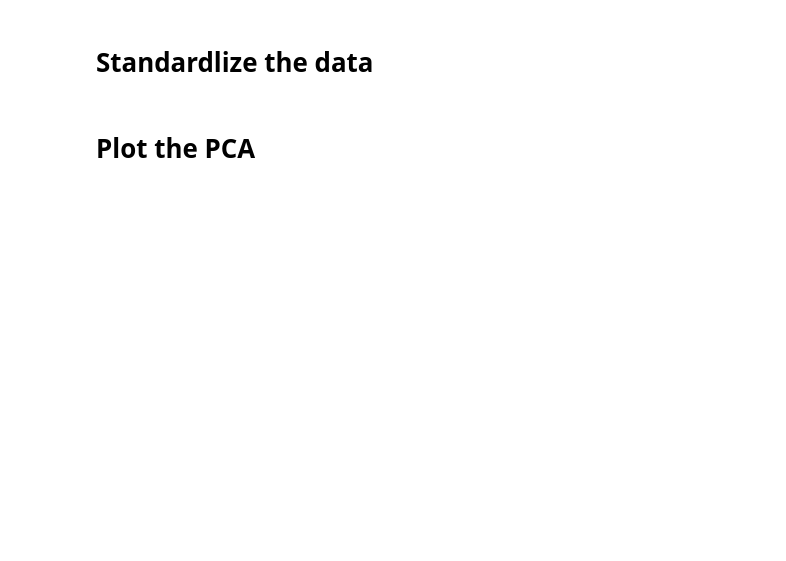
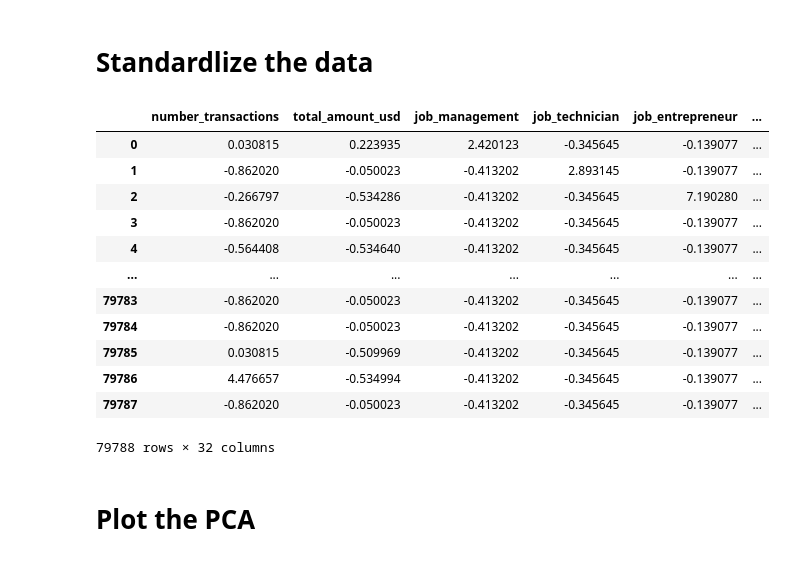
Before and after one commit to Tuwaiq-Data-Science-Bootcamp-V5/Preprocessing_Lab1, a Jupyter notebook: Preprocessing.ipynb, the cells around one changed output. Cells and saved outputs as stored; diff of their text form; code cells hidden in the pictures; blank space fills up the shorter version.

```diff
--- a/Preprocessing.ipynb
+++ b/Preprocessing.ipynb
@@ -17,4 +112,23 @@
 # %% [markdown]
 # Standardlize the data
+# %%
+scaler = StandardScaler()
+scaled = scaler.fit_transform(df1)
+scaled = pd.DataFrame(scaled,columns=df1.columns)
+scaled
+# %% [output]
+|  | number_transactions | total_amount_usd | job_management | job_technician | job_entrepreneur | ... |
+| 0 | 0.030815 | 0.223935 | 2.420123 | -0.345645 | -0.139077 | ... |
+| 1 | -0.862020 | -0.050023 | -0.413202 | 2.893145 | -0.139077 | ... |
+| 2 | -0.266797 | -0.534286 | -0.413202 | -0.345645 | 7.190280 | ... |
+| 3 | -0.862020 | -0.050023 | -0.413202 | -0.345645 | -0.139077 | ... |
+| 4 | -0.564408 | -0.534640 | -0.413202 | -0.345645 | -0.139077 | ... |
+| ... | ... | ... | ... | ... | ... | ... |
+| 79783 | -0.862020 | -0.050023 | -0.413202 | -0.345645 | -0.139077 | ... |
+| 79784 | -0.862020 | -0.050023 | -0.413202 | -0.345645 | -0.139077 | ... |
+| 79785 | 0.030815 | -0.509969 | -0.413202 | -0.345645 | -0.139077 | ... |
+| 79786 | 4.476657 | -0.534994 | -0.413202 | -0.345645 | -0.139077 | ... |
+| 79787 | -0.862020 | -0.050023 | -0.413202 | -0.345645 | -0.139077 | ... |
+79788 rows × 32 columns
 # %% [markdown]
 # Plot the PCA
```
Also changed, not shown: parts of 8 cells of this notebook.
